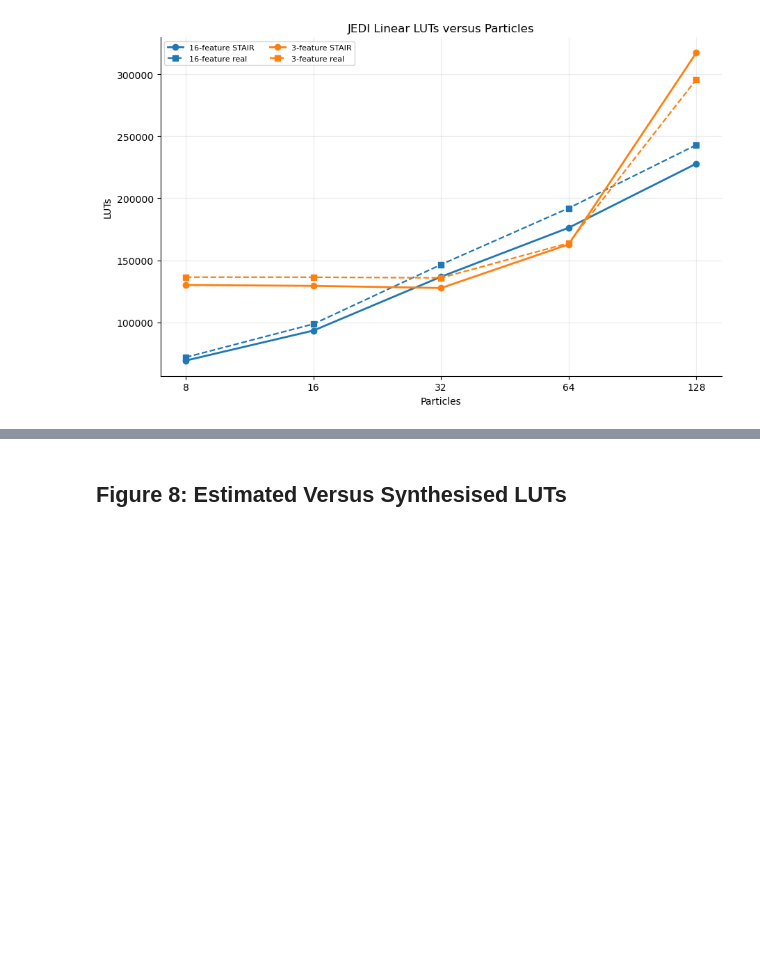
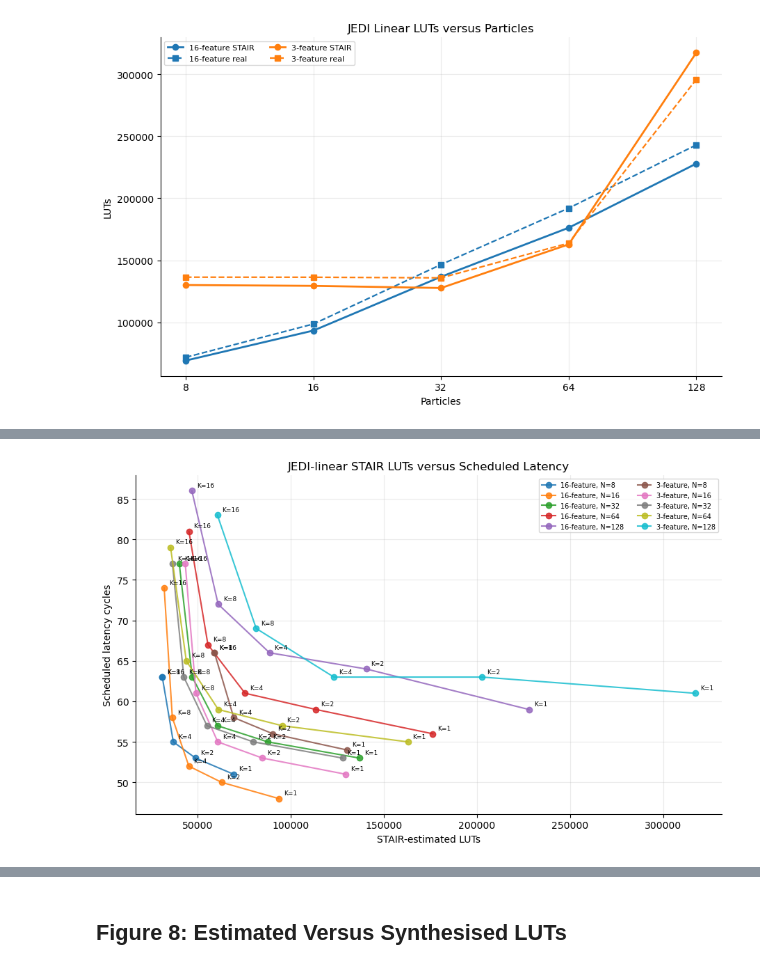
Before and after one commit to SriV04/STAIR, a Jupyter notebook: notebooks/stair_evaluation_graphs.ipynb, the cells around one changed output, grey strips where cells are left out. Cells and saved outputs as stored; diff of their text form; code cells hidden in the pictures; blank space fills up the shorter version.

```diff
--- a/notebooks/stair_evaluation_graphs.ipynb
+++ b/notebooks/stair_evaluation_graphs.ipynb
@@ -805,0 +1140,83 @@ PosixPath('/Users/sriharshavitta/Projects/CMIR/IR/jedi_luts_vs_particles_by_feat
+# %%
+jedi_tradeoff_df = (
+    stair_df[stair_df["pipeline_status"].eq("ok")]
+    .dropna(subset=["stair_lut", "latency_cycles", "ii", "max_temporal_steps"])
+    .sort_values(["feature_set", "particles", "fold_factor"])
+    .copy()
+)
+jedi_tradeoff_df["ii_proxy_per_temporal_step"] = (
+    jedi_tradeoff_df["ii"] / jedi_tradeoff_df["max_temporal_steps"].clip(lower=1)
+)
+jedi_tradeoff_df["normalised_throughput_proxy"] = 1 / jedi_tradeoff_df["ii"].replace(0, np.nan)
+
+
+def plot_jedi_tradeoff(
+    frame: pd.DataFrame,
+    *,
+    y_col: str,
+    ylabel: str,
+    title: str,
+    output_path: Path,
+    x_col="stair_lut",
+    xlabel="STAIR-estimated LUTs",
+):
+    fig, ax = plt.subplots(figsize=(9.2, 5.8))
+    color_cycle = plt.rcParams["axes.prop_cycle"].by_key()["color"]
+    for idx, ((feature_set, particles), group) in enumerate(frame.groupby(["feature_set", "particles"])):
+        group = group.sort_values("fold_factor")
+        color = color_cycle[idx % len(color_cycle)]
+        ax.plot(
+            group[x_col],
+            group[y_col],
+            marker="o",
+            linewidth=1.5,
+            alpha=0.85,
+            color=color,
+            label=f"{feature_set}, N={int(particles)}",
+        )
+        for _, row in group.iterrows():
+            ax.annotate(
+                f"K={int(row['fold_factor'])}",
+                (row[x_col], row[y_col]),
+                textcoords="offset points",
+                xytext=(5, 4),
+                fontsize=6.5,
+            )
+    ax.set_xlabel(xlabel)
+    ax.set_ylabel(ylabel)
+    ax.set_title(title)
+    ax.legend(frameon=True, ncols=2, fontsize=7)
+    fig.tight_layout()
+    fig.savefig(output_path, dpi=200)
+    return output_path
+
+
+jedi_lut_vs_scheduled_latency_path = plot_jedi_tradeoff(
+    jedi_tradeoff_df,
+    y_col="latency_cycles",
+    ylabel="Scheduled latency cycles",
+    title="JEDI-linear STAIR LUTs versus Scheduled Latency",
+    output_path=REPO / "IR" / "jedi_lut_vs_scheduled_latency.png",
+)
+jedi_lut_vs_ii_proxy_per_temporal_step_path = plot_jedi_tradeoff(
+    jedi_tradeoff_df,
+    y_col="ii_proxy_per_temporal_step",
+    ylabel="Effective II proxy / temporal steps",
+    title="JEDI-linear STAIR LUTs versus Effective II per Temporal Step",
+    output_path=REPO / "IR" / "jedi_lut_vs_ii_proxy_per_temporal_step.png",
+)
+jedi_lut_vs_normalised_throughput_proxy_path = plot_jedi_tradeoff(
+    jedi_tradeoff_df,
+    y_col="normalised_throughput_proxy",
+    ylabel="Normalised throughput proxy (1 / II proxy)",
+    title="JEDI-linear STAIR LUTs versus Normalised Throughput Proxy",
+    output_path=REPO / "IR" / "jedi_lut_vs_normalised_throughput_proxy.png",
+)
+
+jedi_tradeoff_plot_paths = {
+    "plot_a_lut_vs_scheduled_latency": jedi_lut_vs_scheduled_latency_path,
+    "plot_b_lut_vs_ii_proxy_per_temporal_step": jedi_lut_vs_ii_proxy_per_temporal_step_path,
+    "plot_c_lut_vs_normalised_throughput_proxy": jedi_lut_vs_normalised_throughput_proxy_path,
+}
+jedi_tradeoff_plot_paths
+# %% [output]
@@ -805,0 +1226 @@ PosixPath('/Users/sriharshavitta/Projects/CMIR/IR/jedi_luts_vs_particles_by_feat
+[figure, added]
```
Also changed, not shown: parts of 11 cells of this notebook, 11 other files.
